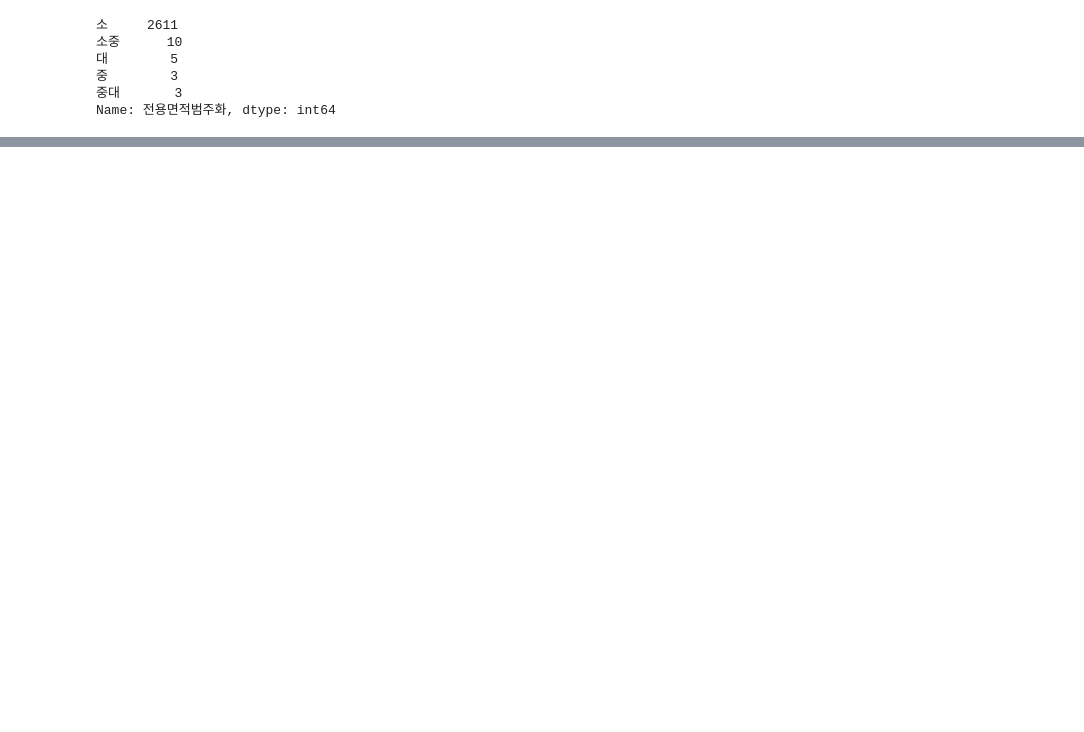
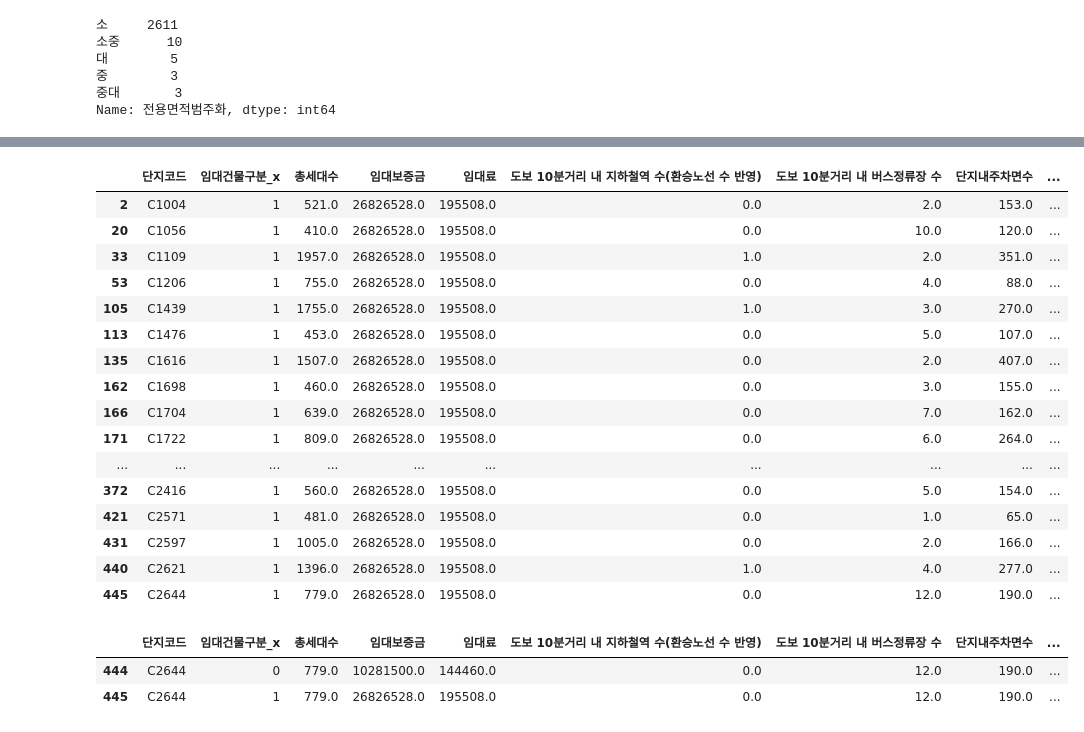
Before and after one commit to kkkkyoung/parking_project, a Jupyter notebook: 주차수요 예측.ipynb, the cells around one changed output, grey strips where cells are left out. Drawn from its saved outputs; the diff is of its cells as text; code cells hidden in the pictures; blank space fills up the shorter version.

```diff
--- a/주차수요 예측.ipynb
+++ b/주차수요 예측.ipynb
@@ -1696,0 +1721,4 @@ train_cut_1_group
+# %%
+train_cut_2_group['임대건물구분']=train_cut_2_group['임대건물구분'].astype(str)
+# %%
+train_cut_2_group['임대별 단지 면적'] = train_cut_2_group.apply(lambda r : r['단지코드'] + '_' +r['임대건물구분'], axis=1)
@@ -1696,0 +1747,30 @@ train_cut_1_group
+# %%
+train_x = pd.merge(train_cut_2_group,x,how='left',left_on='임대별 단지 면적',right_on='임대별 단지 면적')
+# %%
+train_x=train_x.drop(['임대별 단지 면적','index','임대건물구분_y'],axis=1)
+# %%
+train_x[train_x['임대건물구분_x']=='1']
+# %% [output]
+|  | 단지코드 | 임대건물구분_x | 총세대수 | 임대보증금 | 임대료 | 도보 10분거리 내 지하철역 수(환승노선 수 반영) | 도보 10분거리 내 버스정류장 수 | 단지내주차면수 | ... |
+| 2 | C1004 | 1 | 521.0 | 26826528.0 | 195508.0 | 0.0 | 2.0 | 153.0 | ... |
+| 20 | C1056 | 1 | 410.0 | 26826528.0 | 195508.0 | 0.0 | 10.0 | 120.0 | ... |
+| 33 | C1109 | 1 | 1957.0 | 26826528.0 | 195508.0 | 1.0 | 2.0 | 351.0 | ... |
+| 53 | C1206 | 1 | 755.0 | 26826528.0 | 195508.0 | 0.0 | 4.0 | 88.0 | ... |
+| 105 | C1439 | 1 | 1755.0 | 26826528.0 | 195508.0 | 1.0 | 3.0 | 270.0 | ... |
+| 113 | C1476 | 1 | 453.0 | 26826528.0 | 195508.0 | 0.0 | 5.0 | 107.0 | ... |
+| 135 | C1616 | 1 | 1507.0 | 26826528.0 | 195508.0 | 0.0 | 2.0 | 407.0 | ... |
+| 162 | C1698 | 1 | 460.0 | 26826528.0 | 195508.0 | 0.0 | 3.0 | 155.0 | ... |
+| 166 | C1704 | 1 | 639.0 | 26826528.0 | 195508.0 | 0.0 | 7.0 | 162.0 | ... |
+| 171 | C1722 | 1 | 809.0 | 26826528.0 | 195508.0 | 0.0 | 6.0 | 264.0 | ... |
+| ... | ... | ... | ... | ... | ... | ... | ... | ... | ... |
+| 372 | C2416 | 1 | 560.0 | 26826528.0 | 195508.0 | 0.0 | 5.0 | 154.0 | ... |
+| 421 | C2571 | 1 | 481.0 | 26826528.0 | 195508.0 | 0.0 | 1.0 | 65.0 | ... |
+| 431 | C2597 | 1 | 1005.0 | 26826528.0 | 195508.0 | 0.0 | 2.0 | 166.0 | ... |
+| 440 | C2621 | 1 | 1396.0 | 26826528.0 | 195508.0 | 1.0 | 4.0 | 277.0 | ... |
+| 445 | C2644 | 1 | 779.0 | 26826528.0 | 195508.0 | 0.0 | 12.0 | 190.0 | ... |
+# %%
+train_x[train_x['단지코드']=='C2644']
+# %% [output]
+|  | 단지코드 | 임대건물구분_x | 총세대수 | 임대보증금 | 임대료 | 도보 10분거리 내 지하철역 수(환승노선 수 반영) | 도보 10분거리 내 버스정류장 수 | 단지내주차면수 | ... |
+| 444 | C2644 | 0 | 779.0 | 10281500.0 | 144460.0 | 0.0 | 12.0 | 190.0 | ... |
+| 445 | C2644 | 1 | 779.0 | 26826528.0 | 195508.0 | 0.0 | 12.0 | 190.0 | ... |
```
Also changed, not shown: parts of 51 cells of this notebook.
